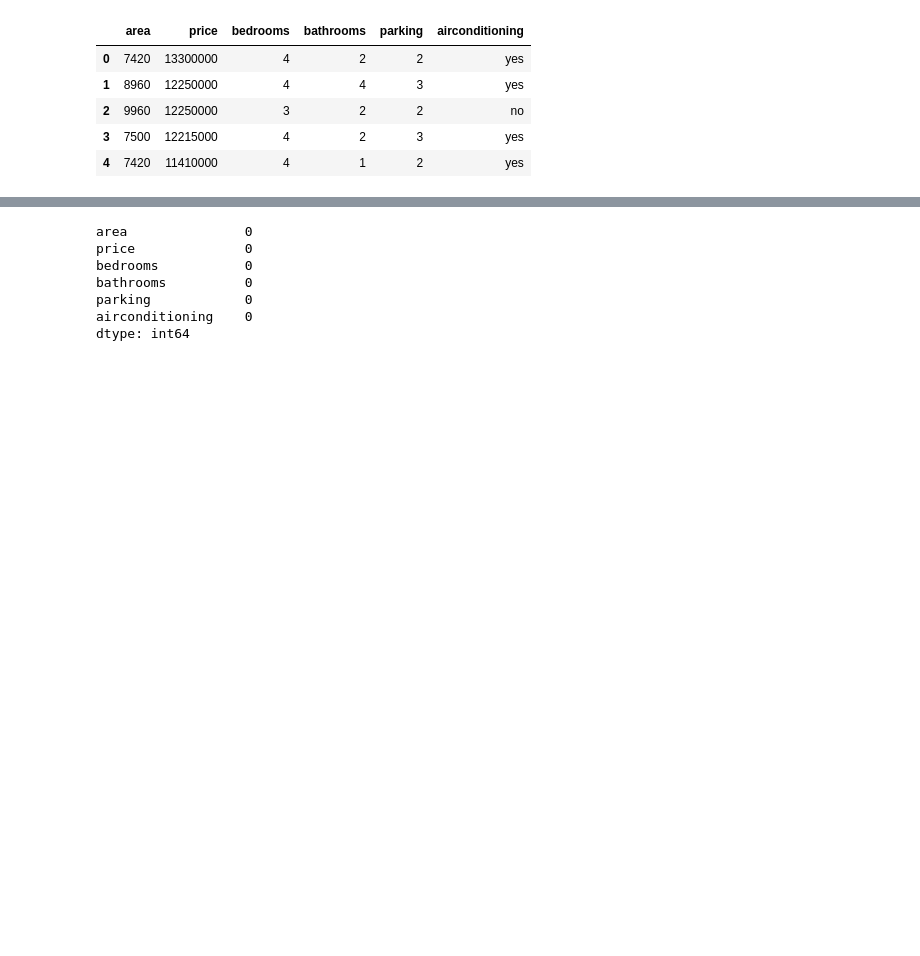
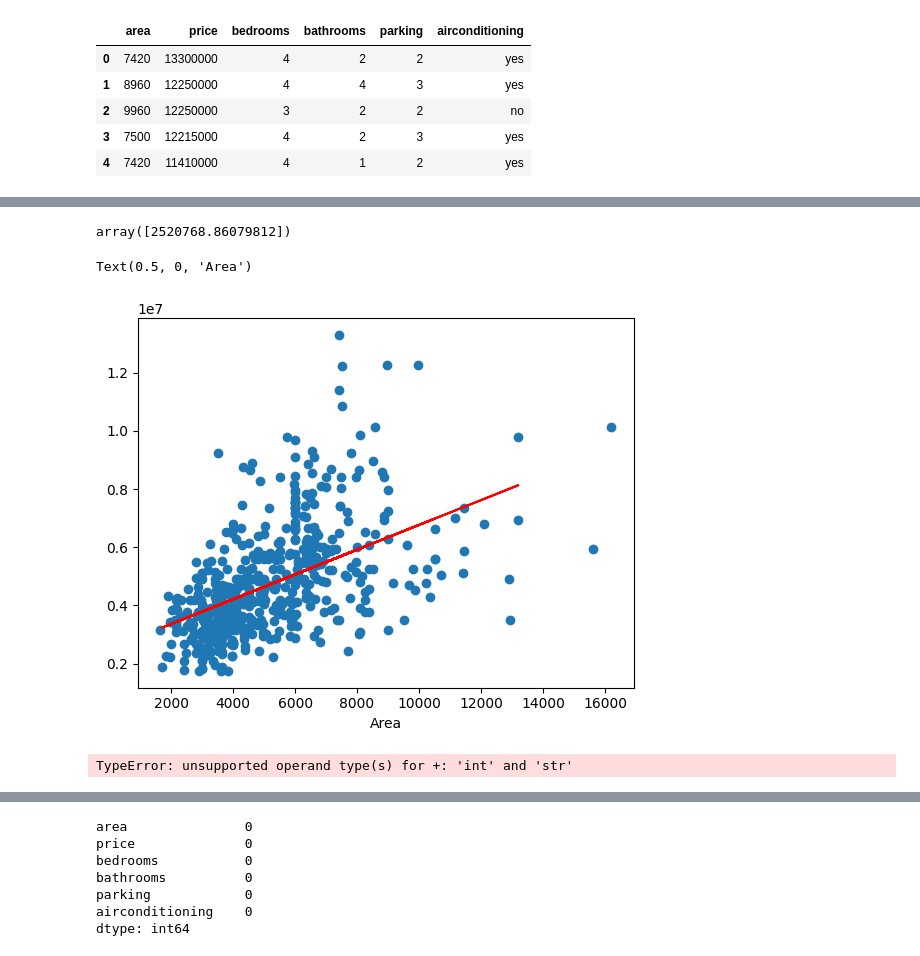
Before and after one commit to SandeepMuhal88/Project_In_Machine_Learning, a Jupyter notebook: House_Price_prediction/notebook.ipynb, the cells around one changed output, grey strips where cells are left out. Saved outputs shown, nothing was run; the diff lists cells and outputs as text; code cells hidden in the pictures; blank space fills up the shorter version.

```diff
--- a/House_Price_prediction/notebook.ipynb
+++ b/House_Price_prediction/notebook.ipynb
@@ -91,0 +146,17 @@ import seaborn as sns
+# %%
+model=li.predict([[20]])
+model
+# %% [output]
+array([2520768.86079812])
+# %%
+plt.scatter(df['area'], df['price'])
+plt.plot(X_test, li.predict(X_test), color='red')
+plt.xlabel('Area')
+# %% [output]
+Text(0.5, 0, 'Area')
+[figure, added]
+# %%
+houess['X_aixis']=houess['bedrooms']+houess['bathrooms']+houess['parking']+houess['airconditioning']
+houess['X_aixis'].head()
+# %% [output]
+TypeError: unsupported operand type(s) for +: 'int' and 'str'
```
Also changed, not shown: parts of 16 cells of this notebook.
